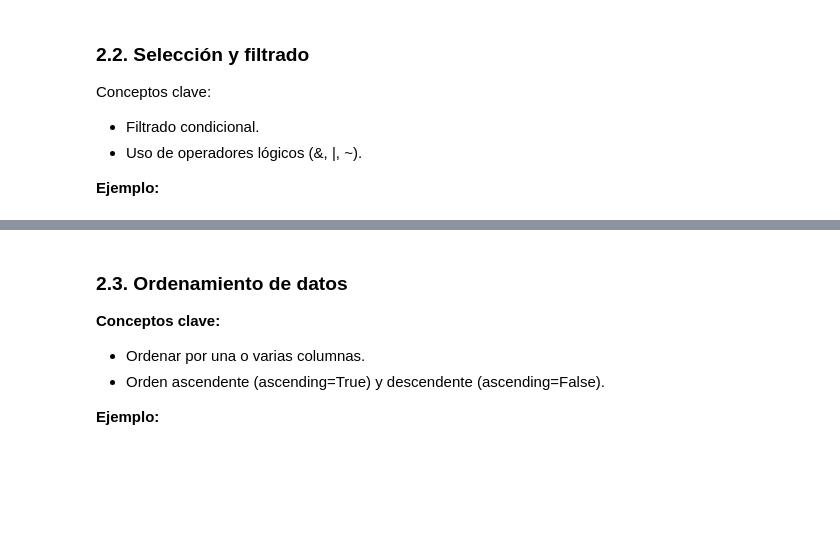
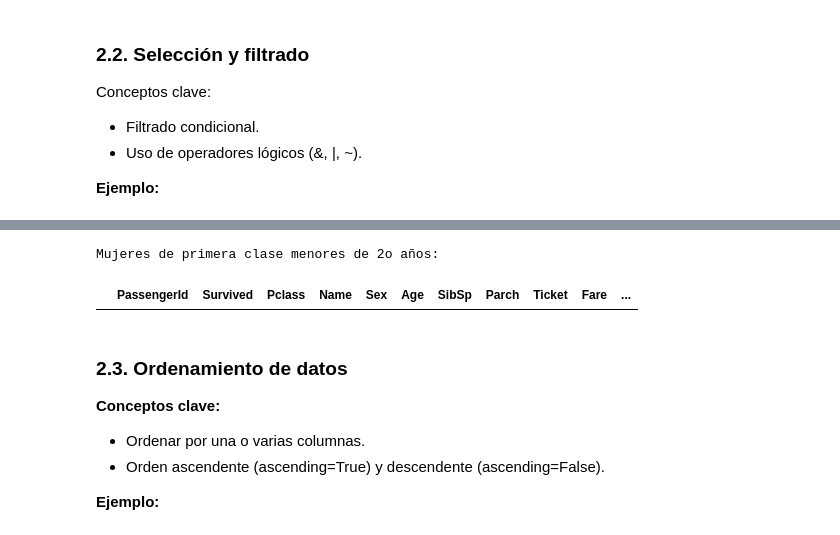
Before and after one commit to RodrigoGuedesDP/Programacion_101, a Jupyter notebook: 01_Introduccion_a_Python/07_manipulacion_de_datos_con_pandas.ipynb, the cells around one changed output, grey strips where cells are left out. Cells and saved outputs as stored; diff of their text form; code cells hidden in the pictures; blank space fills up the shorter version.

```diff
--- a/01_Introduccion_a_Python/07_manipulacion_de_datos_con_pandas.ipynb
+++ b/01_Introduccion_a_Python/07_manipulacion_de_datos_con_pandas.ipynb
@@ -279,6 +294,14 @@ print(madrid_mayor_25)
 ciudades = df[df['Ciudad'].isin(['Madrid', 'Valencia'])]
 print("\nPersonas de Madrid o Valencia:")
 print(ciudades)
+# %%
+#Filtremos el dataframe de titanic en mujeres de primera clase menores de 20 anios
+mujeres_primera_clase = df[(df['Pclass'] == '1') & (df['Age'] < 20) & (df['Sex'] < 'female')]
+print("\nMujeres de primera clase menores de 2o años:")
+mujeres_primera_clase.head()
+# %% [output]
+Mujeres de primera clase menores de 2o años:
+|  | PassengerId | Survived | Pclass | Name | Sex | Age | SibSp | Parch | Ticket | Fare | ... |
 # %% [markdown]
 ### 2.3. Ordenamiento de datos
 
```
Also changed, not shown: parts of 3 cells of this notebook.
